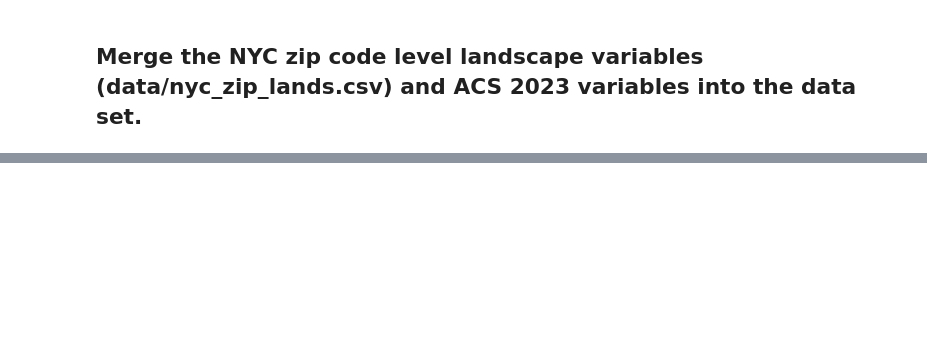
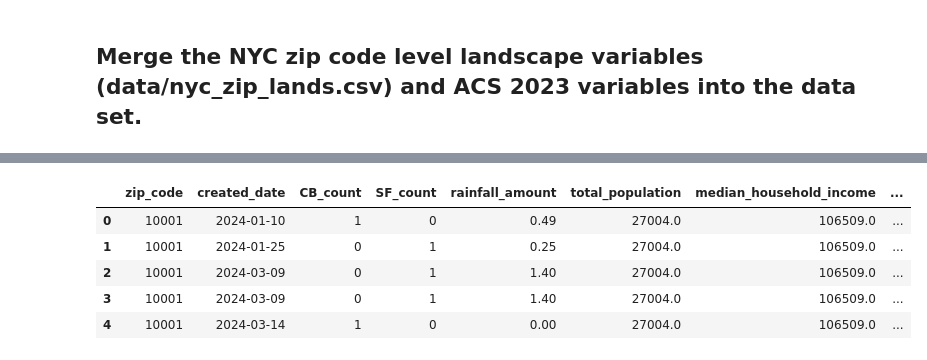
Before and after one commit to ids25s/mid-term-project-alyssahorn, a Jupyter notebook: midterm.ipynb, the cells around one changed output, grey strips where cells are left out. Cells and saved outputs as stored; diff of their text form; code cells hidden in the pictures; blank space fills up the shorter version.

```diff
--- a/midterm.ipynb
+++ b/midterm.ipynb
@@ -1155,0 +1166,8 @@ agg_df.tail()
+# %%
+# Read in NYC zip lands csv
+zip_lands_df = pd.read_csv("nyc_zip_lands.csv")
+
+# Standardize
+zip_lands_df.columns = zip_lands_df.columns.str.lower().str.replace(' ', '_')
+
+zip_lands_df.head()
@@ -1155,0 +1181,22 @@ agg_df.tail()
+# %%
+# Ensure zip codes have a consistent column name
+zip_lands_df = zip_lands_df.rename(columns={'zipcode': 'zip_code'})  # Rename if necessary
+
+# Convert zip code columns to string type for consistent merging
+agg_df['zip_code'] = agg_df['zip_code'].astype(str)
+acs_df['zip_code'] = acs_df['zip_code'].astype(str)
+zip_lands_df['zip_code'] = zip_lands_df['zip_code'].astype(str)
+
+# Merge the aggregated complaints data with ACS and zip lands data
+agg_df = agg_df.merge(acs_df, on='zip_code', how='left')
+agg_df = agg_df.merge(zip_lands_df, on='zip_code', how='left')
+
+# Display merged dataset
+agg_df.head()
+# %% [output]
+|  | zip_code | created_date | CB_count | SF_count | rainfall_amount | total_population | median_household_income | ... |
+| 0 | 10001 | 2024-01-10 | 1 | 0 | 0.49 | 27004.0 | 106509.0 | ... |
+| 1 | 10001 | 2024-01-25 | 0 | 1 | 0.25 | 27004.0 | 106509.0 | ... |
+| 2 | 10001 | 2024-03-09 | 0 | 1 | 1.40 | 27004.0 | 106509.0 | ... |
+| 3 | 10001 | 2024-03-09 | 0 | 1 | 1.40 | 27004.0 | 106509.0 | ... |
+| 4 | 10001 | 2024-03-14 | 1 | 0 | 0.00 | 27004.0 | 106509.0 | ... |
```
Also changed, not shown: parts of 19 cells of this notebook.
